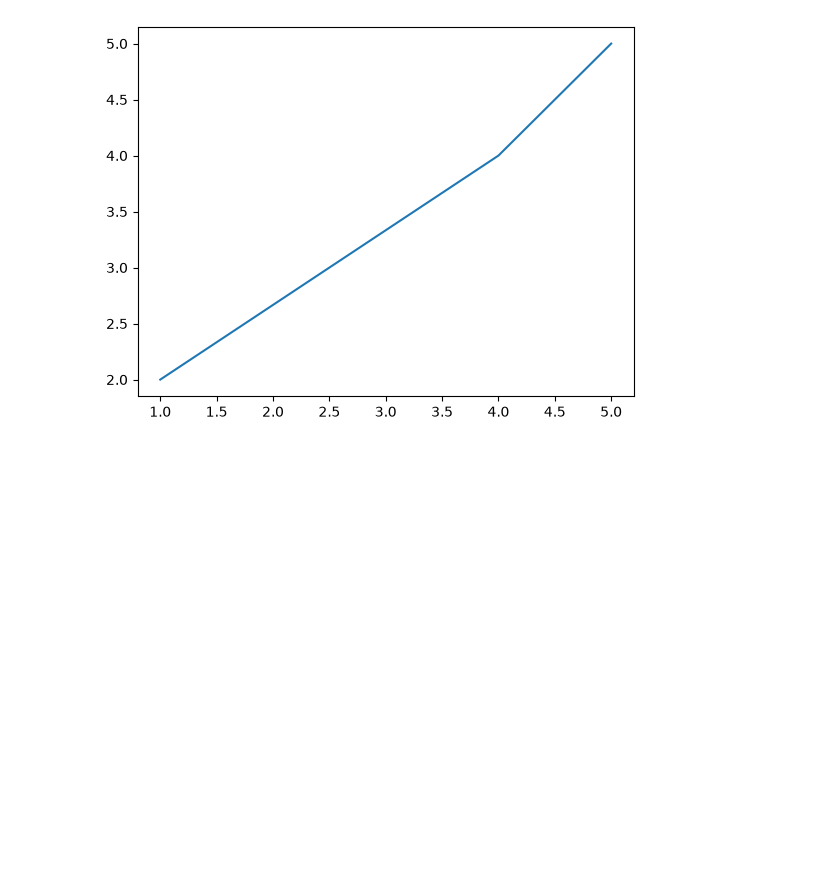
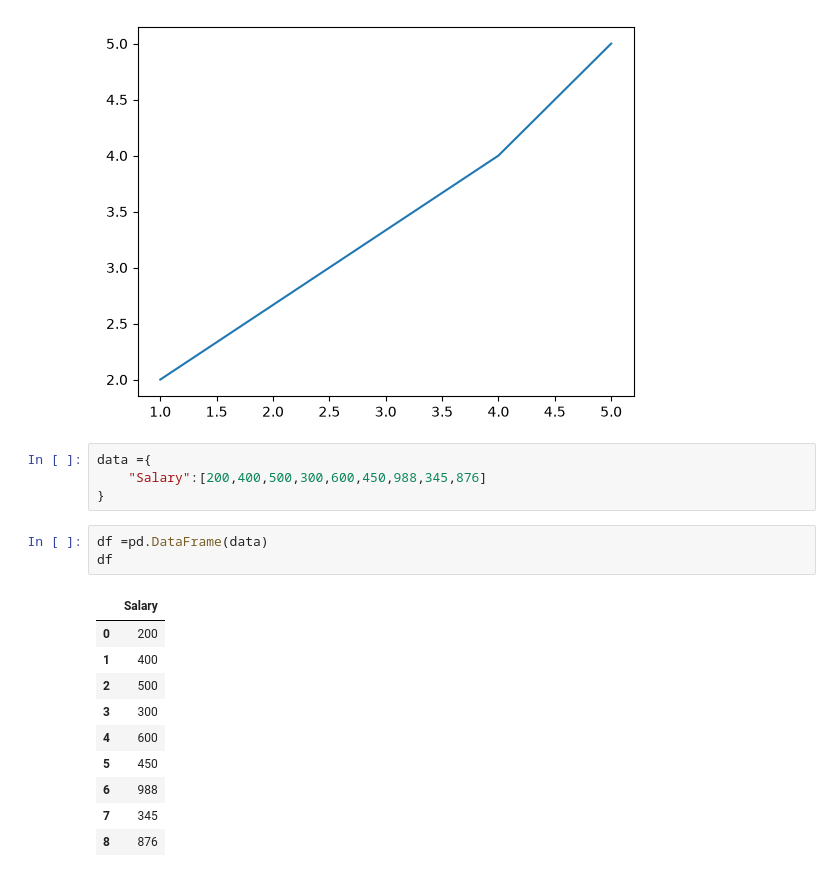
Before and after one commit to bonssss/data-analytics-journey, a Jupyter notebook: python_for_analyst/matplotlib.ipynb, the cells around one changed output. Saved outputs shown, nothing was run; the diff lists cells and outputs as text; blank space fills up the shorter version.

```diff
--- a/python_for_analyst/matplotlib.ipynb
+++ b/python_for_analyst/matplotlib.ipynb
@@ -11,3 +11,21 @@ plt.plot(x,y)
 plt.show()
 # %% [output]
 [figure]
+# %%
+data ={
+    "Salary":[200,400,500,300,600,450,988,345,876]
+}
+# %%
+df =pd.DataFrame(data)
+df
+# %% [output]
+|  | Salary |
+| 0 | 200 |
+| 1 | 400 |
+| 2 | 500 |
+| 3 | 300 |
+| 4 | 600 |
+| 5 | 450 |
+| 6 | 988 |
+| 7 | 345 |
+| 8 | 876 |
```
Also changed, not shown: parts of 3 cells of this notebook.
